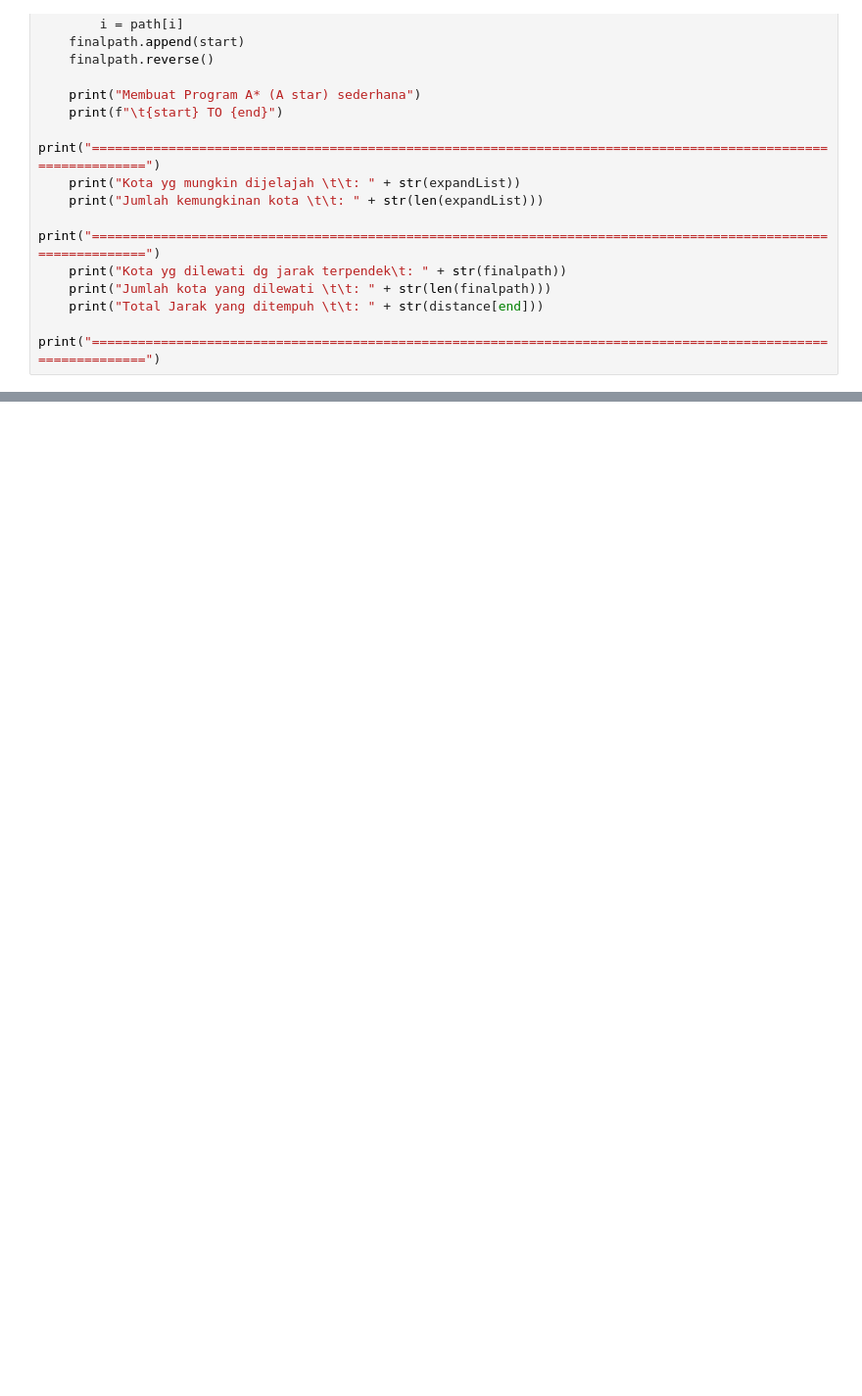
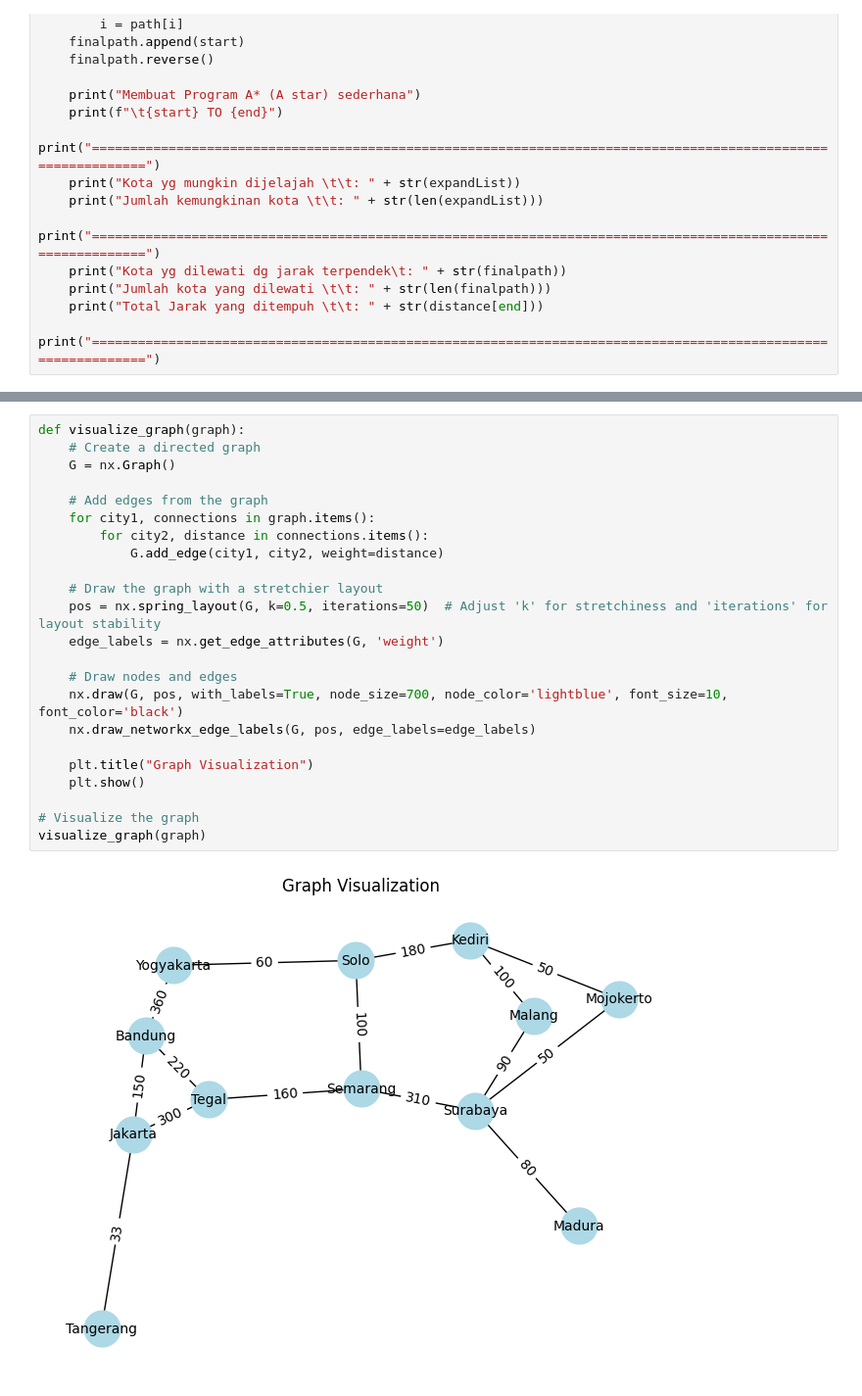
Before and after one commit to zakyfathurr/Implementing-Informed-Search-using-A-and-Greedy-Best-First-Search, a Jupyter notebook: Astar/A_Bandung_Surabaya.ipynb, the cells around one changed output, grey strips where cells are left out. Shown at 98% size. Drawn from its saved outputs; the diff is of its cells as text; blank space fills up the shorter version.

Commit message:
Adjustment to A* Code

```diff
--- a/Astar/A_Bandung_Surabaya.ipynb
+++ b/Astar/A_Bandung_Surabaya.ipynb
@@ -107,3 +125,28 @@ FileNotFoundError: [Errno 2] No such file or directory: '/content/sample_data/ci
+# %%
+def visualize_graph(graph):
+    # Create a directed graph
+    G = nx.Graph()
+
+    # Add edges from the graph
+    for city1, connections in graph.items():
+        for city2, distance in connections.items():
+            G.add_edge(city1, city2, weight=distance)
+
+    # Draw the graph with a stretchier layout
+    pos = nx.spring_layout(G, k=0.5, iterations=50)  # Adjust 'k' for stretchiness and 'iterations' for layout stability
+    edge_labels = nx.get_edge_attributes(G, 'weight')
+
+    # Draw nodes and edges
+    nx.draw(G, pos, with_labels=True, node_size=700, node_color='lightblue', font_size=10, font_color='black')
+    nx.draw_networkx_edge_labels(G, pos, edge_labels=edge_labels)
+
+    plt.title("Graph Visualization")
+    plt.show()
+
+# Visualize the graph
+visualize_graph(graph)
+# %% [output]
+[figure, added]
 # %%
 def visualize_path(graph, path):
     # Create a directed graph
```
Also changed, not shown: parts of 3 cells of this notebook, 4 other files.
